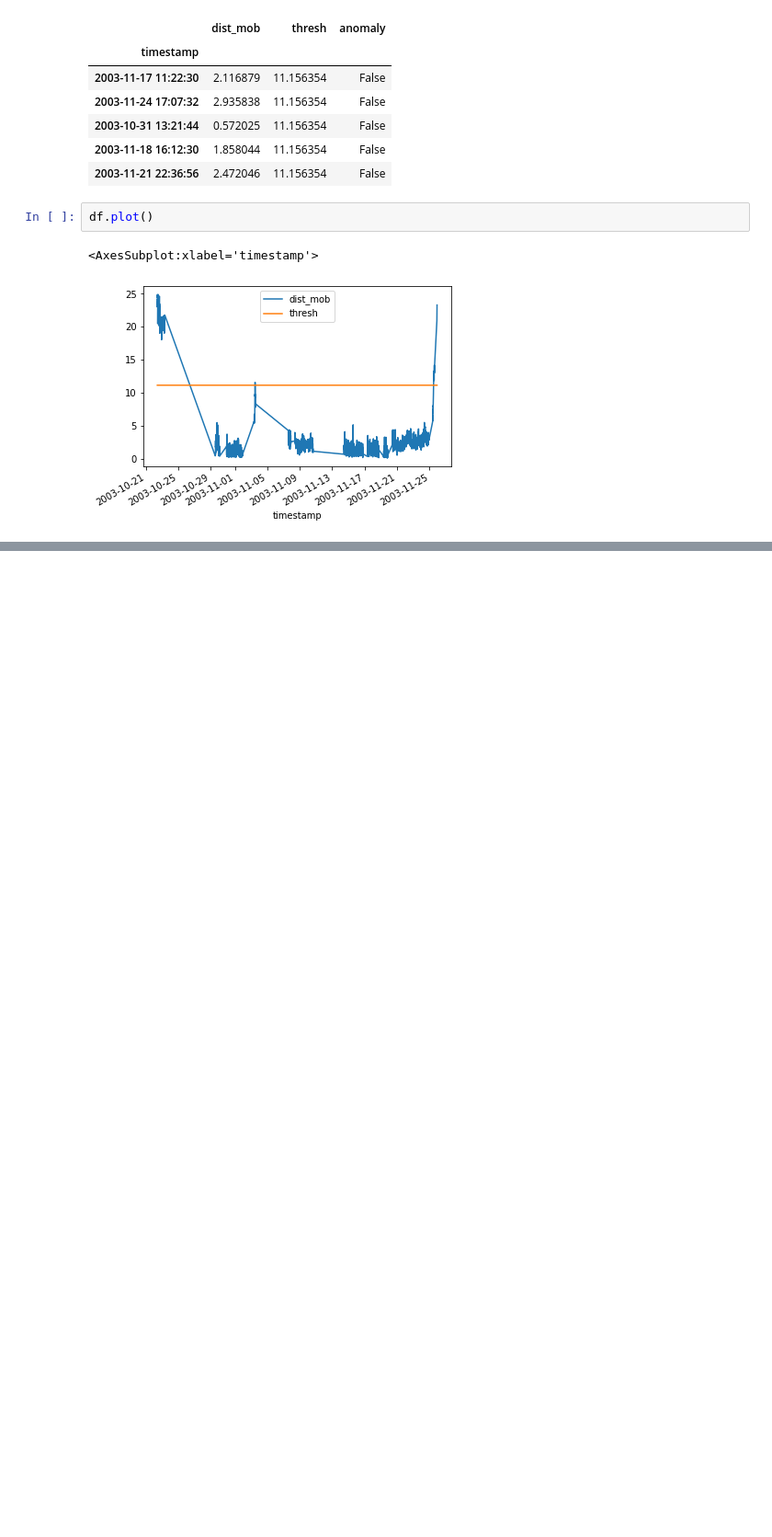
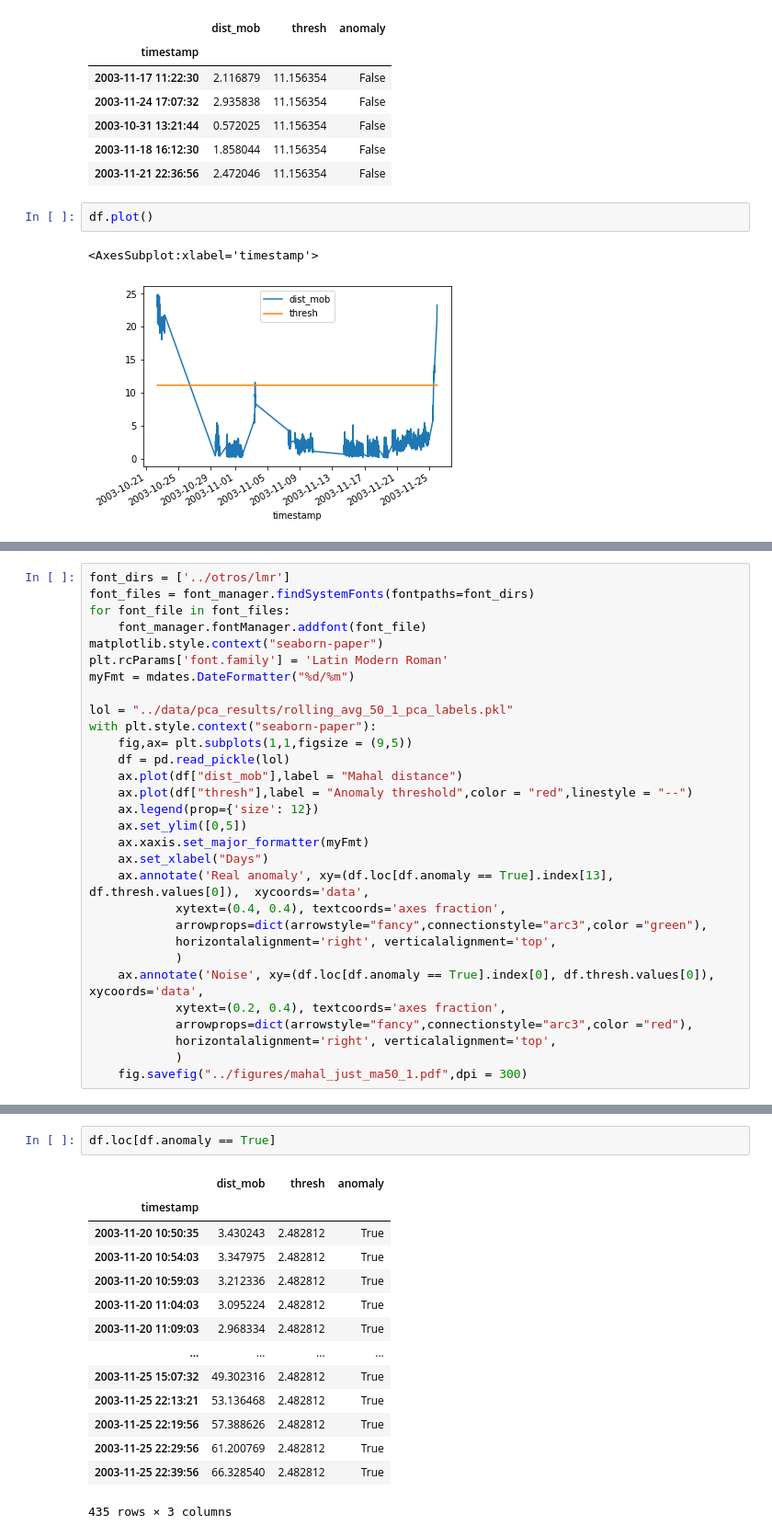
Before and after one commit to jaimebw/tfm, a Jupyter notebook: books/anomaly_plot.ipynb, the cells around one changed output, grey strips where cells are left out. Shown at 92% size. Drawn from its saved outputs; the diff is of its cells as text; blank space fills up the shorter version.

```diff
--- a/books/anomaly_plot.ipynb
+++ b/books/anomaly_plot.ipynb
@@ -52,0 +147,30 @@ df.plot()
+# %%
+font_dirs = ['../otros/lmr']
+font_files = font_manager.findSystemFonts(fontpaths=font_dirs)
+for font_file in font_files:
+    font_manager.fontManager.addfont(font_file)
+matplotlib.style.context("seaborn-paper")
+plt.rcParams['font.family'] = 'Latin Modern Roman'
+myFmt = mdates.DateFormatter("%d/%m")
+
+lol = "../data/pca_results/rolling_avg_50_1_pca_labels.pkl"
+with plt.style.context("seaborn-paper"):
+    fig,ax= plt.subplots(1,1,figsize = (9,5))
+    df = pd.read_pickle(lol)
+    ax.plot(df["dist_mob"],label = "Mahal distance")
+    ax.plot(df["thresh"],label = "Anomaly threshold",color = "red",linestyle = "--")
+    ax.legend(prop={'size': 12})
+    ax.set_ylim([0,5])
+    ax.xaxis.set_major_formatter(myFmt)
+    ax.set_xlabel("Days")
+    ax.annotate('Real anomaly', xy=(df.loc[df.anomaly == True].index[13], df.thresh.values[0]),  xycoords='data',
+            xytext=(0.4, 0.4), textcoords='axes fraction',
+            arrowprops=dict(arrowstyle="fancy",connectionstyle="arc3",color ="green"),
+            horizontalalignment='right', verticalalignment='top',
+            )
+    ax.annotate('Noise', xy=(df.loc[df.anomaly == True].index[0], df.thresh.values[0]),  xycoords='data',
+            xytext=(0.2, 0.4), textcoords='axes fraction',
+            arrowprops=dict(arrowstyle="fancy",connectionstyle="arc3",color ="red"),
+            horizontalalignment='right', verticalalignment='top',
+            )
+    fig.savefig("../figures/mahal_just_ma50_1.pdf",dpi = 300)
@@ -52,0 +179,17 @@ df.plot()
+# %%
+df.loc[df.anomaly == True]
+# %% [output]
+|  | dist_mob | thresh | anomaly |
+| timestamp |  |  |  |
+| 2003-11-20 10:50:35 | 3.430243 | 2.482812 | True |
+| 2003-11-20 10:54:03 | 3.347975 | 2.482812 | True |
+| 2003-11-20 10:59:03 | 3.212336 | 2.482812 | True |
+| 2003-11-20 11:04:03 | 3.095224 | 2.482812 | True |
+| 2003-11-20 11:09:03 | 2.968334 | 2.482812 | True |
+| ... | ... | ... | ... |
+| 2003-11-25 15:07:32 | 49.302316 | 2.482812 | True |
+| 2003-11-25 22:13:21 | 53.136468 | 2.482812 | True |
+| 2003-11-25 22:19:56 | 57.388626 | 2.482812 | True |
+| 2003-11-25 22:29:56 | 61.200769 | 2.482812 | True |
+| 2003-11-25 22:39:56 | 66.328540 | 2.482812 | True |
+435 rows × 3 columns
```
Also changed, not shown: parts of 13 cells of this notebook, 2 other files.
